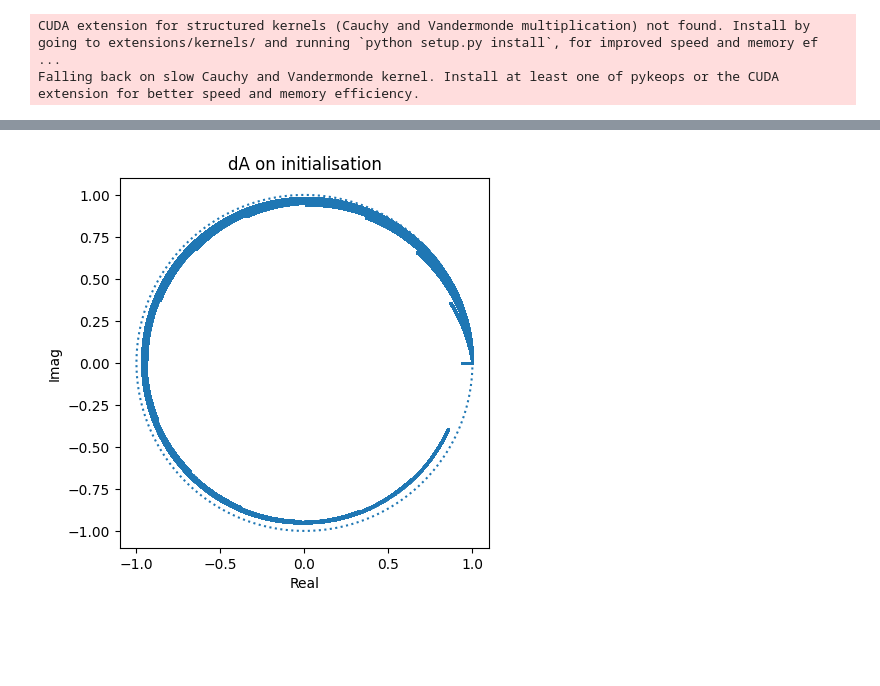
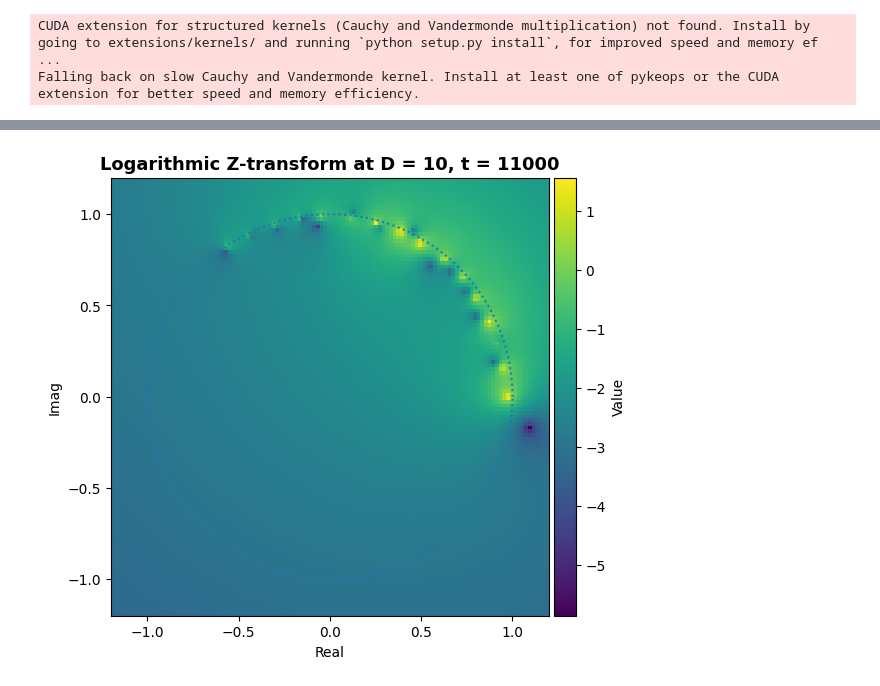
Before and after one commit to haydnllh/Interpretability-of-Mamba, a Jupyter notebook: analyse/sc.ipynb, the cells around one changed output, grey strips where cells are left out. Drawn from its saved outputs; the diff is of its cells as text; code cells hidden in the pictures; blank space fills up the shorter version.

```diff
--- a/analyse/sc.ipynb
+++ b/analyse/sc.ipynb
@@ -71,4 +93,5 @@ dA_untrained = params['dA']
-# %%
-plot_eigen(dA_untrained[0,:,:,:].flatten(start_dim=2), title="dA on initialisation", ax=plt.gca())
-# %% [output]
-[figure, removed]
+# %%
+fig, ax = plt.subplots(1, 1, figsize=(6, 6))
+plot_z_transform_one_step(dA, dB, C, sample, d, 11000, ax=ax, log=True)
+# %% [output]
+[figure, added]
```
Also changed, not shown: parts of 17 cells of this notebook, 33 other files.
